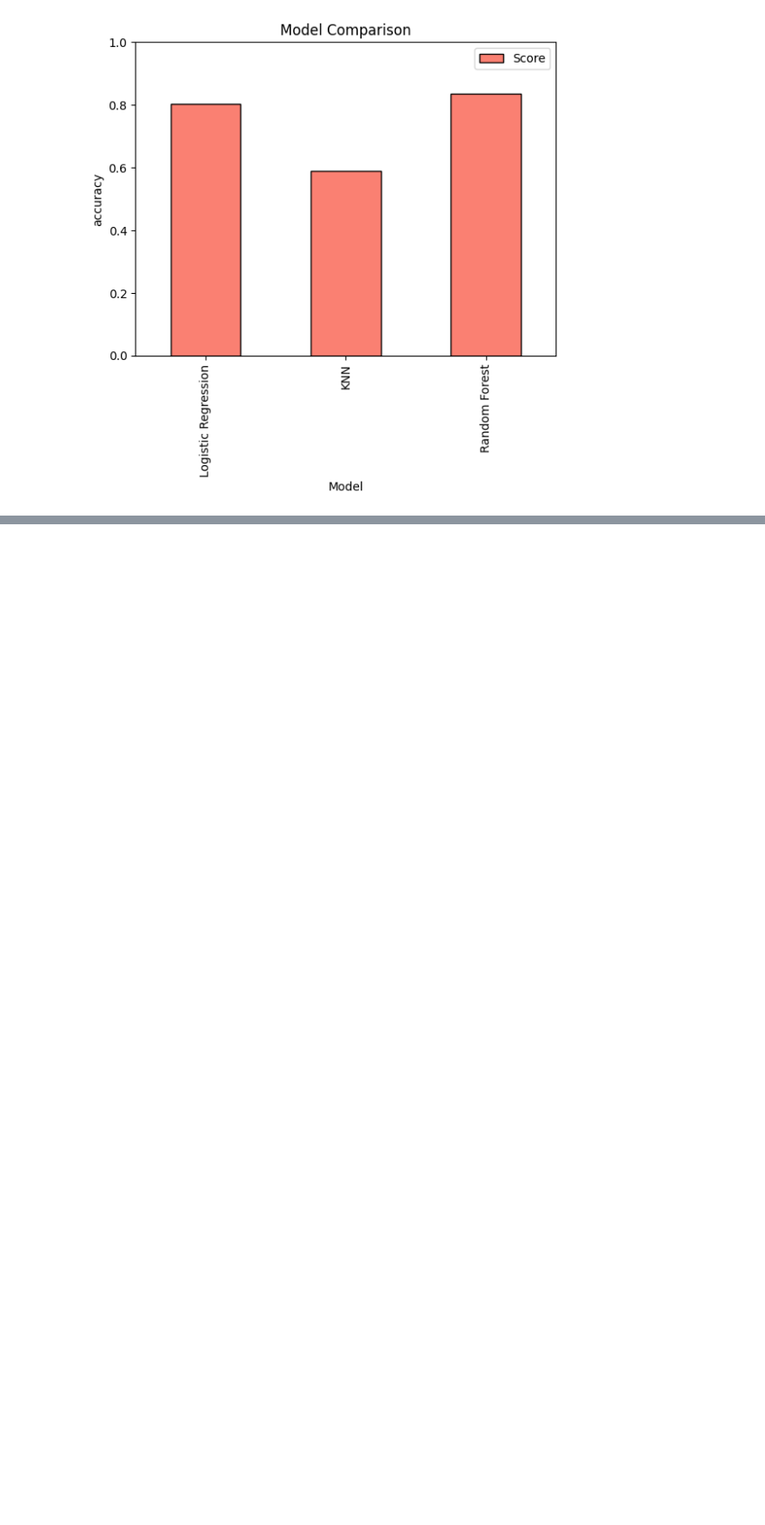
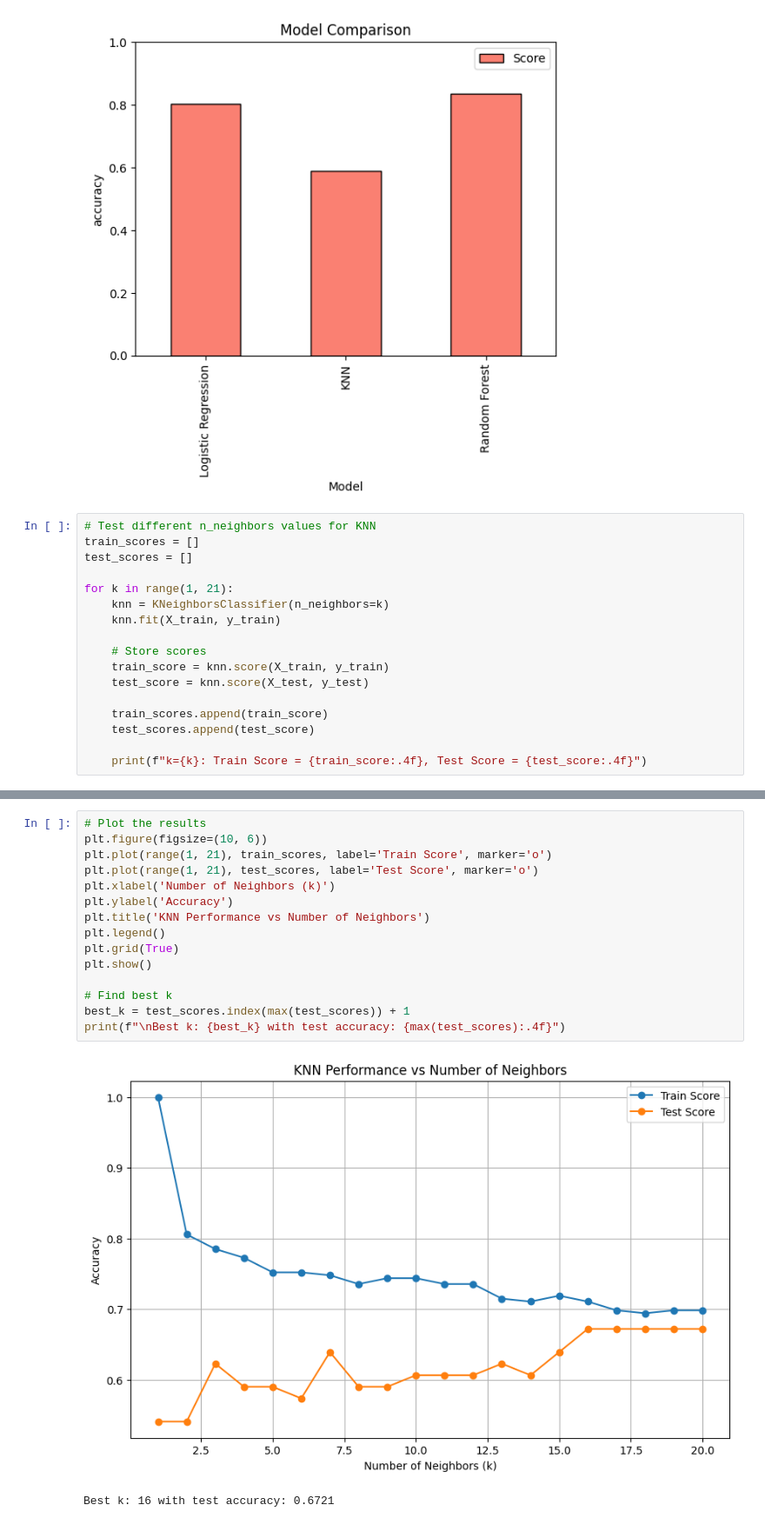
Before and after one commit to LukeOpany/disease_detection-, a Jupyter notebook: heart_disease.ipynb, the cells around one changed output, grey strips where cells are left out. Shown at 87% size. Saved outputs shown, nothing was run; the diff lists cells and outputs as text; blank space fills up the shorter version.

```diff
--- a/heart_disease.ipynb
+++ b/heart_disease.ipynb
@@ -285,3 +285,20 @@ plt.xlabel("Model")
 plt.ylabel("Accuracy");
 # %% [output]
 [figure]
+# %%
+# Test different n_neighbors values for KNN
+train_scores = []
+test_scores = []
+
+for k in range(1, 21):
+    knn = KNeighborsClassifier(n_neighbors=k)
+    knn.fit(X_train, y_train)
+
+    # Store scores
+    train_score = knn.score(X_train, y_train)
+    test_score = knn.score(X_test, y_test)
+
+    train_scores.append(train_score)
+    test_scores.append(test_score)
+
+    print(f"k={k}: Train Score = {train_score:.4f}, Test Score = {test_score:.4f}")
@@ -287,0 +326,18 @@ plt.ylabel("Accuracy");
+# %%
+# Plot the results
+plt.figure(figsize=(10, 6))
+plt.plot(range(1, 21), train_scores, label='Train Score', marker='o')
+plt.plot(range(1, 21), test_scores, label='Test Score', marker='o')
+plt.xlabel('Number of Neighbors (k)')
+plt.ylabel('Accuracy')
+plt.title('KNN Performance vs Number of Neighbors')
+plt.legend()
+plt.grid(True)
+plt.show()
+
+# Find best k
+best_k = test_scores.index(max(test_scores)) + 1
+print(f"\nBest k: {best_k} with test accuracy: {max(test_scores):.4f}")
+# %% [output]
+[figure, added]
+Best k: 16 with test accuracy: 0.6721
```
Also changed, not shown: parts of 11 cells of this notebook.
